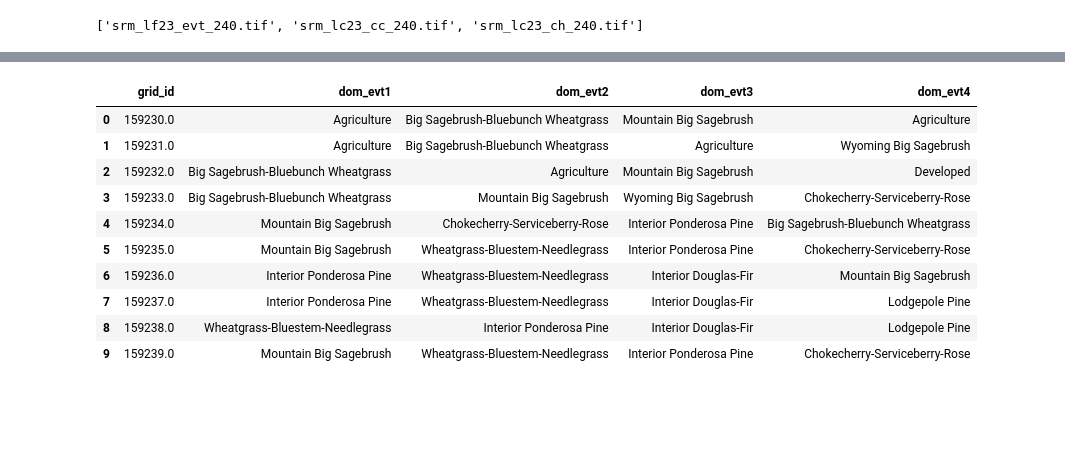
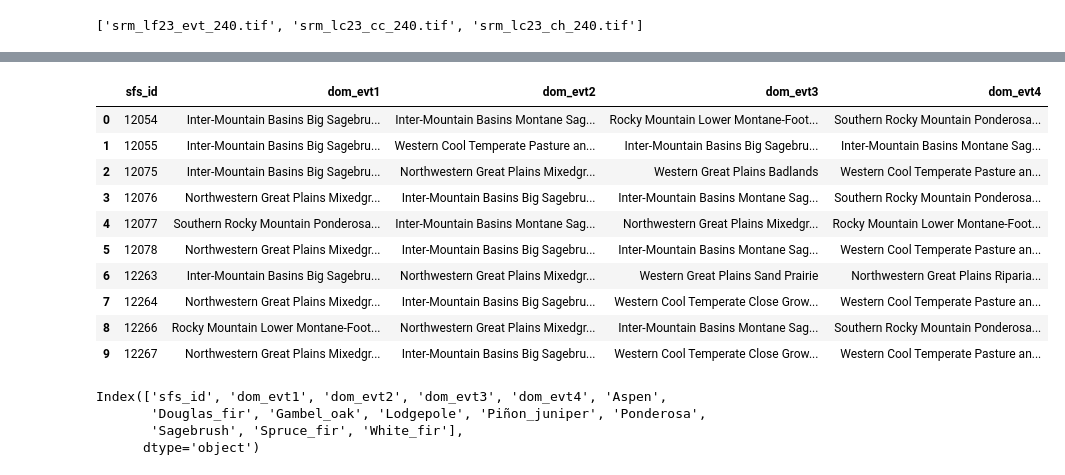
Before and after one commit to natshoff/aspen-fire-fork, a Jupyter notebook: Aim3/code/grid-data_prep.ipynb, the cells around one changed output, grey strips where cells are left out. Saved outputs shown, nothing was run; the diff lists cells and outputs as text; code cells hidden in the pictures; blank space fills up the shorter version.

```diff
--- a/Aim3/code/grid-data_prep.ipynb
+++ b/Aim3/code/grid-data_prep.ipynb
@@ -61,0 +93,10 @@ No duplicates at this stage.
+# %%
+# calculate the majority overlapping level IV ecoregion
+overlap = gpd.overlay(firesheds, ecol4, how='intersection')
+overlap['area'] = overlap.geometry.area # get the total area
+cols = ['sfs_id','US_L4CODE','US_L4NAME','trend_area','trend_count']
+sum = overlap.groupby(cols)['area'].sum().reset_index() # get the area sum
+maj = sum.loc[sum.groupby('sfs_id')['area'].idxmax()] # get the largest area
+# merge back to firesheds
+firesheds = firesheds.merge(maj[cols], on='sfs_id', how='left')
+firesheds.head()
@@ -489,24 +551,24 @@ plt.show()
 # %%
 # calculate the cumulative previous area burned
 mtbs = mtbs.to_crs(proj) # ensure the correct CRS
-mtbs_in_grid = gpd.overlay(mtbs, future_fire, how='intersection') # perform the overlay
+mtbs_in_grid = gpd.overlay(mtbs, firesheds, how='intersection') # perform the overlay
 
 # get the cumulative burned area in each grid cell
 mtbs_in_grid['burned_area_c'] = mtbs_in_grid.geometry.area
-burned_area_c = mtbs_in_grid.groupby('grid_id', as_index=False)['burned_area_c'].sum()
+burned_area_c = mtbs_in_grid.groupby('sfs_id', as_index=False)['burned_area_c'].sum()
 # calculate the cumulative percent burned
 # get the gridcell area
-df = future_fire.copy()
-df['grid_area'] = df.geometry.area
+df = firesheds.copy()
+df['sfs_area'] = df.geometry.area
 
 # merge burned area summary back to grid cells
-burned_area_c = df[['grid_id','grid_area','geometry']].merge(burned_area_c, on='grid_id', how='left')
+burned_area_c = df[['sfs_id','sfs_area']].merge(burned_area_c, on='sfs_id', how='left')
 # fill NaN values (for grid cells with no fire) with 0
 burned_area_c['burned_area_c'] = burned_area_c['burned_area_c'].fillna(0)
 # Compute percentage of each grid cell burned
-burned_area_c['burned_pct_c'] = (burned_area_c['burned_area_c'] / burned_area_c['grid_area']) * 100
+burned_area_c['burned_pct_c'] = (burned_area_c['burned_area_c'] / burned_area_c['sfs_area']) * 100
 
 # merge back to the main grid data
-fire_fa_bltenv_ba = pd.merge(fire_fa_bltenv, burned_area_c, on='grid_id', how='left')
-fire_fa_bltenv_ba.columns
+firesheds_fa = pd.merge(firesheds_fa, burned_area_c, on='sfs_id', how='left')
+firesheds_fa.columns
 # %% [output]
@@ -584,13 +647,12 @@ print(evt.rio.crs)
 t0 = time.time()
 
 # see __functions.py
-evt_grid = compute_band_stats(future_fire, evt, 'grid_id', attr='evt')
+evt_grid = compute_band_stats(firesheds, evt, 'sfs_id', attr='evt')
 # tidy columns in the summary table
 evt_grid['count'] = evt_grid['count'].astype(int)
 evt_grid['total_pixels'] = evt_grid['total_pixels'].astype(int)
 evt_grid.rename(columns = {'count': 'evt_pixels'}, inplace=True)
 print(evt_grid.head())
-
 
 t1 = (time.time() - t0) / 60
 print(f"\nTotal elapsed time: {t1:.2f} minutes.")
@@ -644,33 +855,40 @@ Saved to:
 # %%
 # gather the top three most dominant vegetation types
-# tidy the SAF column
-evt_grid["SAF_SRM"] = evt_grid["SAF_SRM"].str.split(":", n=1).str[1].str.strip()
 
-# Function to get the top X by percent cover
+# function to get the top X by percent cover
 def dom_spps(df):
     top_three = df.nlargest(4, 'pct_cover')  # Get top three by percent cover
     return pd.Series({
-        'dom_evt1': top_three.iloc[0]['SAF_SRM'] if len(top_three) > 0 else None,
-        'dom_evt2': top_three.iloc[1]['SAF_SRM'] if len(top_three) > 1 else None,
-        'dom_evt3': top_three.iloc[2]['SAF_SRM'] if len(top_three) > 2 else None,
-        'dom_evt4': top_three.iloc[3]['SAF_SRM'] if len(top_three) > 3 else None
+        'dom_evt1': top_three.iloc[0]['EVT_NAME'] if len(top_three) > 0 else None,
+        'dom_evt2': top_three.iloc[1]['EVT_NAME'] if len(top_three) > 1 else None,
+        'dom_evt3': top_three.iloc[2]['EVT_NAME'] if len(top_three) > 2 else None,
+        'dom_evt4': top_three.iloc[3]['EVT_NAME'] if len(top_three) > 3 else None
     })
 
 # Apply function per grid_id
-dom_evts = evt_grid.groupby('grid_id').apply(dom_spps).reset_index()
+dom_evts = evt_grid.groupby('sfs_id').apply(dom_spps).reset_index()
 dom_evts.head(10)
 # %% [output]
-|  | grid_id | dom_evt1 | dom_evt2 | dom_evt3 | dom_evt4 |
-| 0 | 159230.0 | Agriculture | Big Sagebrush-Bluebunch Wheatgrass | Mountain Big Sagebrush | Agriculture |
-| 1 | 159231.0 | Agriculture | Big Sagebrush-Bluebunch Wheatgrass | Agriculture | Wyoming Big Sagebrush |
-| 2 | 159232.0 | Big Sagebrush-Bluebunch Wheatgrass | Agriculture | Mountain Big Sagebrush | Developed |
-| 3 | 159233.0 | Big Sagebrush-Bluebunch Wheatgrass | Mountain Big Sagebrush | Wyoming Big Sagebrush | Chokecherry-Serviceberry-Rose |
-| 4 | 159234.0 | Mountain Big Sagebrush | Chokecherry-Serviceberry-Rose | Interior Ponderosa Pine | Big Sagebrush-Bluebunch Wheatgrass |
-| 5 | 159235.0 | Mountain Big Sagebrush | Wheatgrass-Bluestem-Needlegrass | Interior Ponderosa Pine | Chokecherry-Serviceberry-Rose |
-| 6 | 159236.0 | Interior Ponderosa Pine | Wheatgrass-Bluestem-Needlegrass | Interior Douglas-Fir | Mountain Big Sagebrush |
-| 7 | 159237.0 | Interior Ponderosa Pine | Wheatgrass-Bluestem-Needlegrass | Interior Douglas-Fir | Lodgepole Pine |
-| 8 | 159238.0 | Wheatgrass-Bluestem-Needlegrass | Interior Ponderosa Pine | Interior Douglas-Fir | Lodgepole Pine |
-| 9 | 159239.0 | Mountain Big Sagebrush | Wheatgrass-Bluestem-Needlegrass | Interior Ponderosa Pine | Chokecherry-Serviceberry-Rose |
+|  | sfs_id | dom_evt1 | dom_evt2 | dom_evt3 | dom_evt4 |
+| 0 | 12054 | Inter-Mountain Basins Big Sagebru... | Inter-Mountain Basins Montane Sag... | Rocky Mountain Lower Montane-Foot... | Southern Rocky Mountain Ponderosa... |
+| 1 | 12055 | Inter-Mountain Basins Big Sagebru... | Western Cool Temperate Pasture an... | Inter-Mountain Basins Big Sagebru... | Inter-Mountain Basins Montane Sag... |
+| 2 | 12075 | Inter-Mountain Basins Big Sagebru... | Northwestern Great Plains Mixedgr... | Western Great Plains Badlands | Western Cool Temperate Pasture an... |
+| 3 | 12076 | Northwestern Great Plains Mixedgr... | Inter-Mountain Basins Big Sagebru... | Inter-Mountain Basins Montane Sag... | Southern Rocky Mountain Ponderosa... |
+| 4 | 12077 | Southern Rocky Mountain Ponderosa... | Inter-Mountain Basins Montane Sag... | Northwestern Great Plains Mixedgr... | Rocky Mountain Lower Montane-Foot... |
+| 5 | 12078 | Northwestern Great Plains Mixedgr... | Inter-Mountain Basins Big Sagebru... | Inter-Mountain Basins Montane Sag... | Western Cool Temperate Pasture an... |
+| 6 | 12263 | Inter-Mountain Basins Big Sagebru... | Northwestern Great Plains Mixedgr... | Western Great Plains Sand Prairie | Northwestern Great Plains Riparia... |
+| 7 | 12264 | Northwestern Great Plains Mixedgr... | Inter-Mountain Basins Big Sagebru... | Western Cool Temperate Close Grow... | Western Cool Temperate Pasture an... |
+| 8 | 12266 | Rocky Mountain Lower Montane-Foot... | Northwestern Great Plains Mixedgr... | Inter-Mountain Basins Montane Sag... | Southern Rocky Mountain Ponderosa... |
+| 9 | 12267 | Northwestern Great Plains Mixedgr... | Inter-Mountain Basins Big Sagebru... | Western Cool Temperate Close Grow... | Western Cool Temperate Pasture an... |
+# %%
+# merge the landcover data
+evt_summary = pd.merge(dom_evts, evt_w, on='sfs_id', how='left')
+evt_summary.columns
+# %% [output]
+Index(['sfs_id', 'dom_evt1', 'dom_evt2', 'dom_evt3', 'dom_evt4', 'Aspen',
+       'Douglas_fir', 'Gambel_oak', 'Lodgepole', 'Piñon_juniper', 'Ponderosa',
+       'Sagebrush', 'Spruce_fir', 'White_fir'],
+      dtype='object')
 # %%
 # calculate the continuous summaries (forest canopy percent and height)
 ccs = {
```
Also changed, not shown: parts of 33 cells of this notebook, 23 other files.
